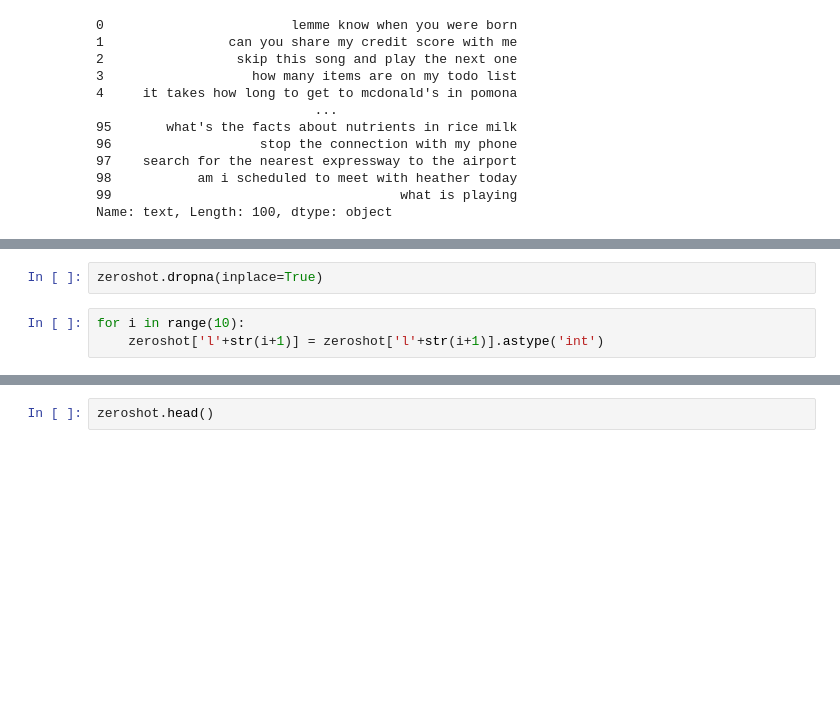
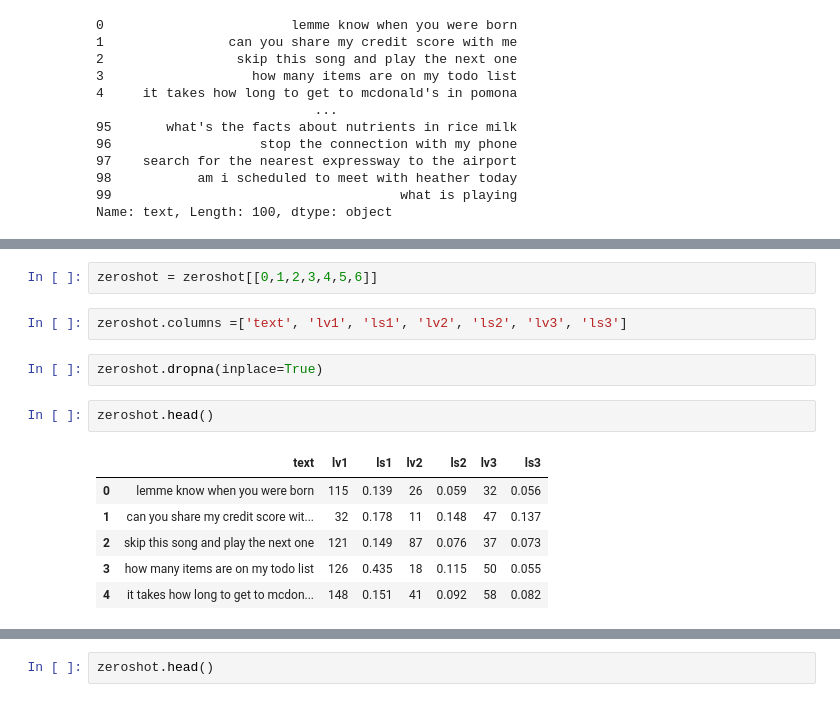
Before and after one commit to tayfuntuna/xcs224u, a Jupyter notebook: code/WeakSupervision_Snorkel_Intent_Classification.ipynb, the cells around one changed output, grey strips where cells are left out. Saved outputs shown, nothing was run; the diff lists cells and outputs as text; blank space fills up the shorter version.

```diff
--- a/code/WeakSupervision_Snorkel_Intent_Classification.ipynb
+++ b/code/WeakSupervision_Snorkel_Intent_Classification.ipynb
@@ -258,9 +237,19 @@ zeroshot.head()
 5 rows × 21 columns
+# %%
+zeroshot = zeroshot[[0,1,2,3,4,5,6]]
+# %%
+zeroshot.columns =['text', 'lv1', 'ls1', 'lv2', 'ls2', 'lv3', 'ls3']
 # %%
 zeroshot.dropna(inplace=True)
-# %%
-for i in range(10):
-    zeroshot['l'+str(i+1)] = zeroshot['l'+str(i+1)].astype('int')
+# %%
+zeroshot.head()
+# %% [output]
+|  | text | lv1 | ls1 | lv2 | ls2 | lv3 | ls3 |
+| 0 | lemme know when you were born | 115 | 0.139 | 26 | 0.059 | 32 | 0.056 |
+| 1 | can you share my credit score wit... | 32 | 0.178 | 11 | 0.148 | 47 | 0.137 |
+| 2 | skip this song and play the next one | 121 | 0.149 | 87 | 0.076 | 37 | 0.073 |
+| 3 | how many items are on my todo list | 126 | 0.435 | 18 | 0.115 | 50 | 0.055 |
+| 4 | it takes how long to get to mcdon... | 148 | 0.151 | 41 | 0.092 | 58 | 0.082 |
 # %%
 zeroshot.info()
 # %% [output]
```
Also changed, not shown: parts of 27 cells of this notebook.
